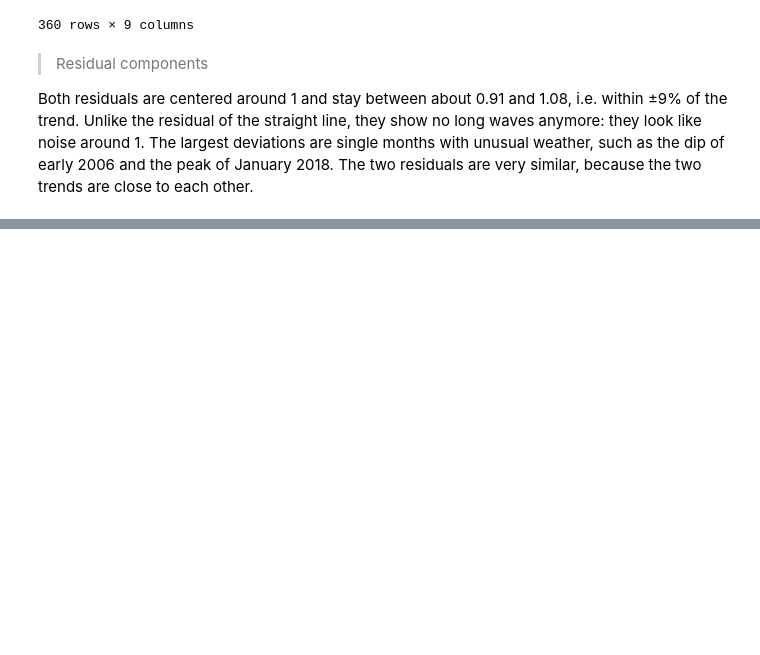
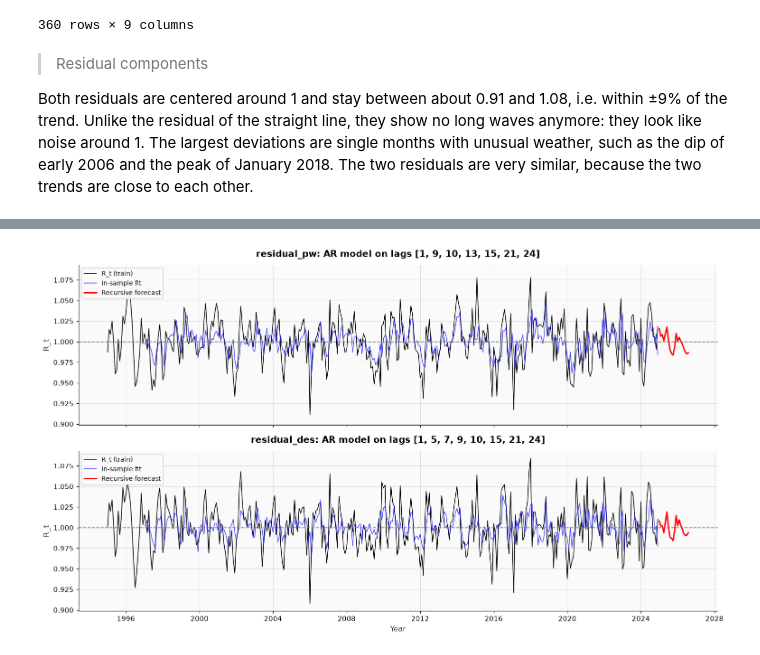
Before and after one commit to loop-enjoyer/TSA_Project, a Jupyter notebook: TSA-Project - Tanguy MANDRILLON.ipynb, the cells around one changed output, grey strips where cells are left out. Cells and saved outputs as stored; diff of their text form; code cells hidden in the pictures; blank space fills up the shorter version.

```diff
--- a/TSA-Project - Tanguy MANDRILLON.ipynb
+++ b/TSA-Project - Tanguy MANDRILLON.ipynb
@@ -767,0 +945,88 @@ Both residuals are centered around 1 and stay between about 0.91 and 1.08, i.e.
+# %%
+from statsmodels.stats.diagnostic import acorr_ljungbox
+from statsmodels.tsa.stattools import acf
+
+
+def fit_ar(z, lags):
+    """OLS regression z_t = c + sum_k phi_k * z_{t-k} + e_t, on the given lags only."""
+    X_lags = pd.concat({f"lag_{k}": z.shift(k) for k in lags}, axis=1)
+    data = pd.concat([z.rename("z"), X_lags], axis=1).dropna()
+    return sm.OLS(data["z"], sm.add_constant(data[X_lags.columns])).fit()
+
+
+def ljung_box(resid, n_params):
+    """Ljung-Box test at h = 12 and 24. Q follows a chi2(h - p) under H0, p = number of AR coefficients."""
+    return acorr_ljungbox(resid, lags=[12, 24], model_df=n_params)
+
+
+max_steps = 10  # safety net for the Box-Jenkins iteration
+ar_models = {}
+ar_lags = {}
+residual_forecast = pd.DataFrame(index=df_test.index)
+for col in residual_cols:
+    z = levels[col][-1]
+    # Step 1: start from the significant PACF lags
+    lags = list(significant_lags[col])
+    step = 1
+    while True:
+        ar = fit_ar(z, lags)
+        lb = ljung_box(ar.resid, len(lags))
+        white_noise = (lb["lb_pvalue"] >= alpha).all()
+        print(f"===== {col}, step {step}: lags {lags} =====")
+        print(f"R2 = {ar.rsquared:.3f}")
+        print(lb)
+        if white_noise:
+            print("H0 not rejected: the residuals are white noise\n")
+            break
+        print("H0 rejected: the residuals are NOT white noise")
+        if step == max_steps:
+            print("Maximum number of steps reached: we stop and keep this model\n")
+            break
+
+        # Step 2: the candidates are the lags where the residual ACF is significant
+        rho = acf(ar.resid, nlags=n_lags)
+        bound = 1.96 / np.sqrt(len(ar.resid))
+        candidates = [k for k in range(1, n_lags + 1) if abs(rho[k]) > bound and k not in lags]
+        if not candidates:
+            print("No significant lag left in the residual ACF: we stop and keep this model\n")
+            break
+        # Refit with each candidate and keep the one that removes the most autocorrelation (smallest Q(24))
+        q24 = {k: ljung_box(fit_ar(z, sorted(lags + [k])).resid, len(lags) + 1)["lb_stat"].iloc[-1] for k in candidates}
+        new_lag = min(q24, key=q24.get)
+        print(f"Significant residual ACF at lags {candidates}, Q(24) after adding each: "
+              f"{ {k: round(q, 1) for k, q in q24.items()} }")
+        print(f"-> add lag {new_lag} and refit\n")
+        lags = sorted(lags + [new_lag])
+        step += 1
+    ar_models[col] = ar
+    ar_lags[col] = lags
+    print(ar.summary().tables[1])
+
+    # Recursive forecast: each prediction is fed back as a lagged value for the next months
+    history = list(z.to_numpy())
+    for _ in range(len(df_test)):
+        history.append(ar.params["const"] + sum(ar.params[f"lag_{k}"] * history[-k] for k in lags))
+    forecast = pd.Series(history[-len(df_test):], index=df_test.index)
+
+    # If the series was differenced, integrate back: R_{n+h} = R_{n+h-1} + dR_{n+h}
+    for level in reversed(levels[col][:-1]):
+        forecast = level.iloc[-1] + forecast.cumsum()
+    residual_forecast[col] = forecast
+
+fig, axes = plt.subplots(2, 1, figsize=(14, 8), sharex=True, sharey=True)
+for ax, col in zip(axes, residual_cols):
+    fitted = ar_models[col].fittedvalues
+    ax.plot(df_train.index, df_train[col], color="black", linewidth=1, label="R_t (train)")
+    if len(levels[col]) == 1:
+        ax.plot(fitted.index, fitted, color="blue", linewidth=1, alpha=0.7, label="In-sample fit")
+    ax.plot(residual_forecast.index, residual_forecast[col], color="red", linewidth=2, label="Recursive forecast")
+    ax.axhline(1, color="grey", linestyle="--")
+    ax.set_title(f"{col}: AR model on lags {ar_lags[col]}")
+    ax.set_ylabel("R_t")
+    ax.legend(loc="upper left")
+axes[1].set_xlabel("Year")
+plt.tight_layout()
+plt.show()
+
+residual_forecast
+# %% [output]
@@ -767,0 +1050 @@ Both residuals are centered around 1 and stay between about 0.91 and 1.08, i.e.
+[figure, added]
```
Also changed, not shown: parts of 10 cells of this notebook.
